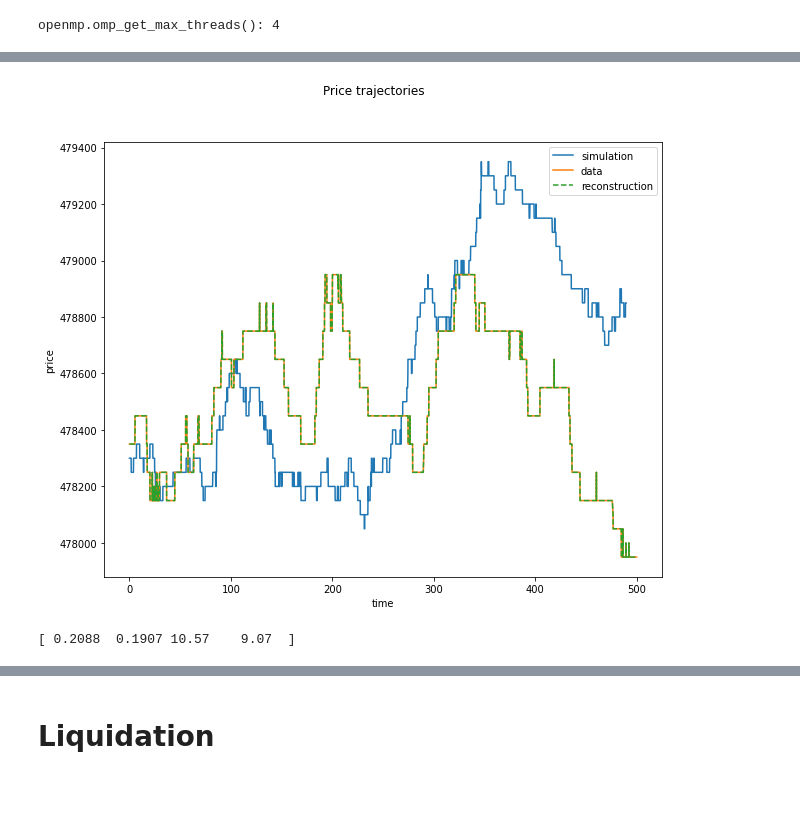
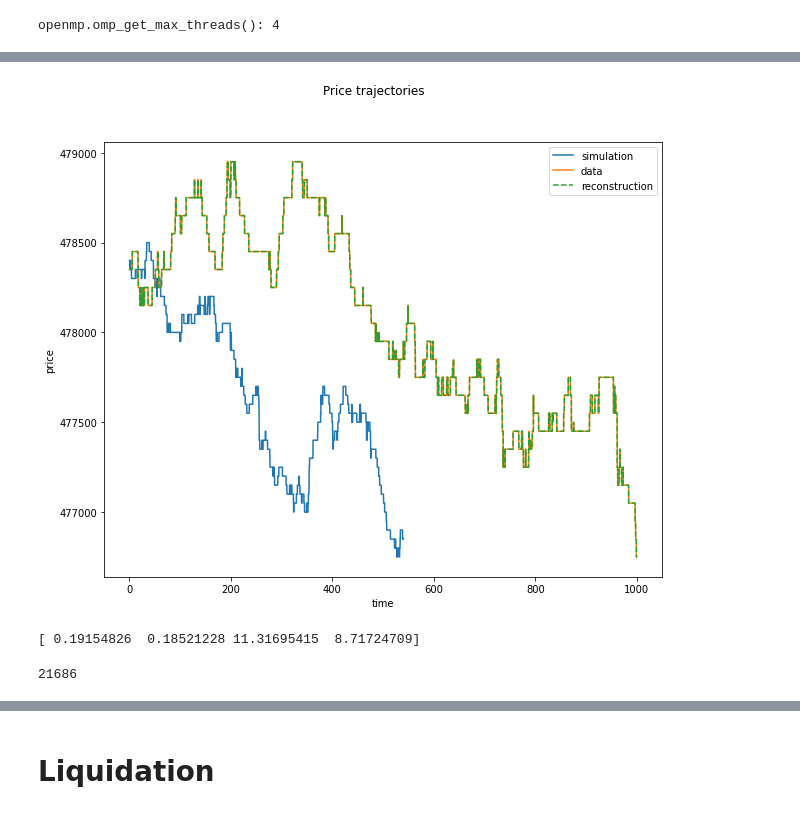
Before and after one commit to claudio-ICL/pipest, a Jupyter notebook: pipest/impact/bacrymuzy/bm_profile.ipynb, the cells around one changed output, grey strips where cells are left out. Saved outputs shown, nothing was run; the diff lists cells and outputs as text; code cells hidden in the pictures.

```diff
--- a/pipest/impact/bacrymuzy/bm_profile.ipynb
+++ b/pipest/impact/bacrymuzy/bm_profile.ipynb
@@ -52,8 +48,0 @@ with open(path_models+"/{}/{}_{}/{}_sdhawkes_{}_{}"
-# %%
-model=sd_hawkes_model.SDHawkes(
-    number_of_event_types=calmodel.number_of_event_types,
-    list_of_n_states=calmodel.state_enc.list_of_n_states,
-    number_of_lob_levels=calmodel.n_levels,
-    volume_imbalance_upto_level=\
-    calmodel.volume_enc.volume_imbalance_upto_level
-)
@@ -92,3 +48,0 @@ model.uncertainty_quantification.adjust_baserates(
-# %%
-nu=np.array([0.2088, 0.1907, 10.57, 9.07])
-model.set_base_rates(nu)
@@ -139,10 +59,14 @@ model.store_price_trajectory(type_of_input='empirical', initial_price=model.data
 # %%
-model.plot_price_trajectories(T=500.0)
+model.plot_price_trajectories(T=1000.0)
 print(model.base_rates)
 # %% [output]
-[figure, old version]
+[figure, new version]
-[ 0.2088  0.1907 10.57    9.07  ]
+[ 0.19154826  0.18521228 11.31695415  8.71724709]
 # %%
 # model.goodness_of_fit.qq_plot_residuals()
+# %%
+print(len(model.simulated_times))
+# %% [output]
+21686
 # %%
 stop here
```
Also changed, not shown: parts of 18 cells of this notebook, 3 other files.
